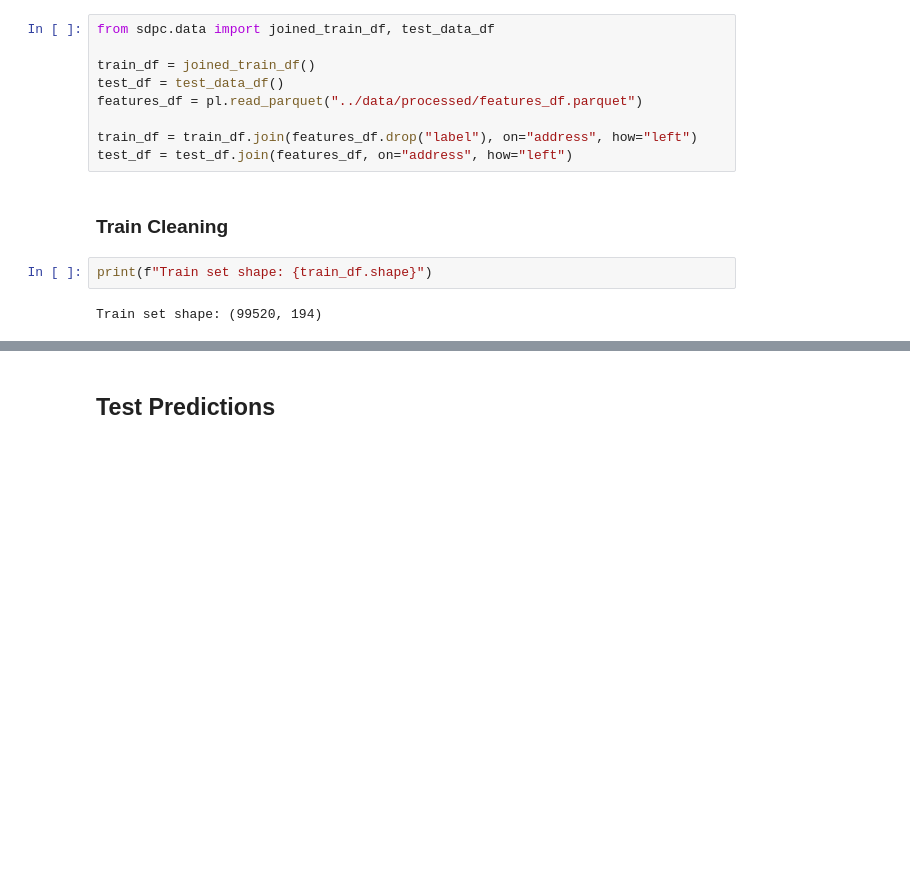
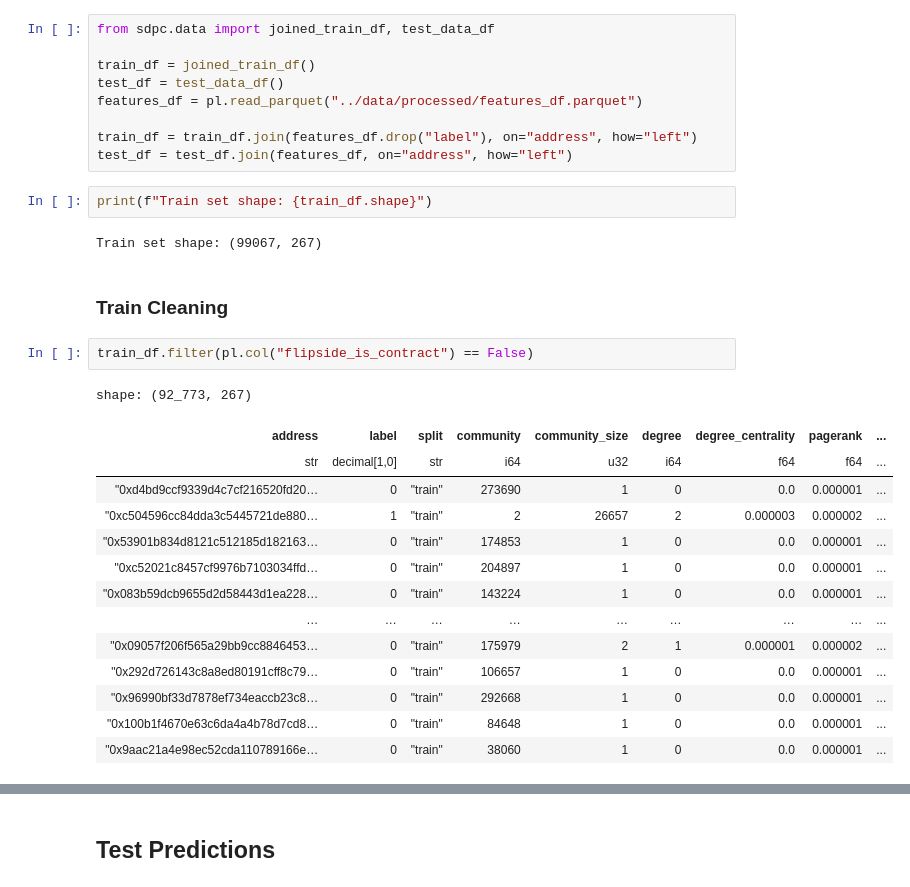
Before and after one commit to davidgasquez/sybil-detection-pond-challenge, a Jupyter notebook: notebooks/model.ipynb, the cells around one changed output, grey strips where cells are left out. Saved outputs shown, nothing was run; the diff lists cells and outputs as text; blank space fills up the shorter version.

```diff
--- a/notebooks/model.ipynb
+++ b/notebooks/model.ipynb
@@ -20,9 +20,26 @@ features_df = pl.read_parquet("../data/processed/features_df.parquet")
 
 train_df = train_df.join(features_df.drop("label"), on="address", how="left")
 test_df = test_df.join(features_df, on="address", how="left")
+# %%
+print(f"Train set shape: {train_df.shape}")
+# %% [output]
+Train set shape: (99067, 267)
 # %% [markdown]
 ### Train Cleaning
-# %%
-print(f"Train set shape: {train_df.shape}")
-# %% [output]
-Train set shape: (99520, 194)
+# %%
+train_df.filter(pl.col("flipside_is_contract") == False)
+# %% [output]
+shape: (92_773, 267)
+| address | label | split | community | community_size | degree | degree_centrality | pagerank | ... |
+| str | decimal[1,0] | str | i64 | u32 | i64 | f64 | f64 | ... |
+| "0xd4bd9ccf9339d4c7cf216520fd20… | 0 | "train" | 273690 | 1 | 0 | 0.0 | 0.000001 | ... |
+| "0xc504596cc84dda3c5445721de880… | 1 | "train" | 2 | 26657 | 2 | 0.000003 | 0.000002 | ... |
+| "0x53901b834d8121c512185d182163… | 0 | "train" | 174853 | 1 | 0 | 0.0 | 0.000001 | ... |
+| "0xc52021c8457cf9976b7103034ffd… | 0 | "train" | 204897 | 1 | 0 | 0.0 | 0.000001 | ... |
+| "0x083b59dcb9655d2d58443d1ea228… | 0 | "train" | 143224 | 1 | 0 | 0.0 | 0.000001 | ... |
+| … | … | … | … | … | … | … | … | ... |
+| "0x09057f206f565a29bb9cc8846453… | 0 | "train" | 175979 | 2 | 1 | 0.000001 | 0.000002 | ... |
+| "0x292d726143c8a8ed80191cff8c79… | 0 | "train" | 106657 | 1 | 0 | 0.0 | 0.000001 | ... |
+| "0x96990bf33d7878ef734eaccb23c8… | 0 | "train" | 292668 | 1 | 0 | 0.0 | 0.000001 | ... |
+| "0x100b1f4670e63c6da4a4b78d7cd8… | 0 | "train" | 84648 | 1 | 0 | 0.0 | 0.000001 | ... |
+| "0x9aac21a4e98ec52cda110789166e… | 0 | "train" | 38060 | 1 | 0 | 0.0 | 0.000001 | ... |
```
Also changed, not shown: parts of 4 cells of this notebook, 4 other files.
